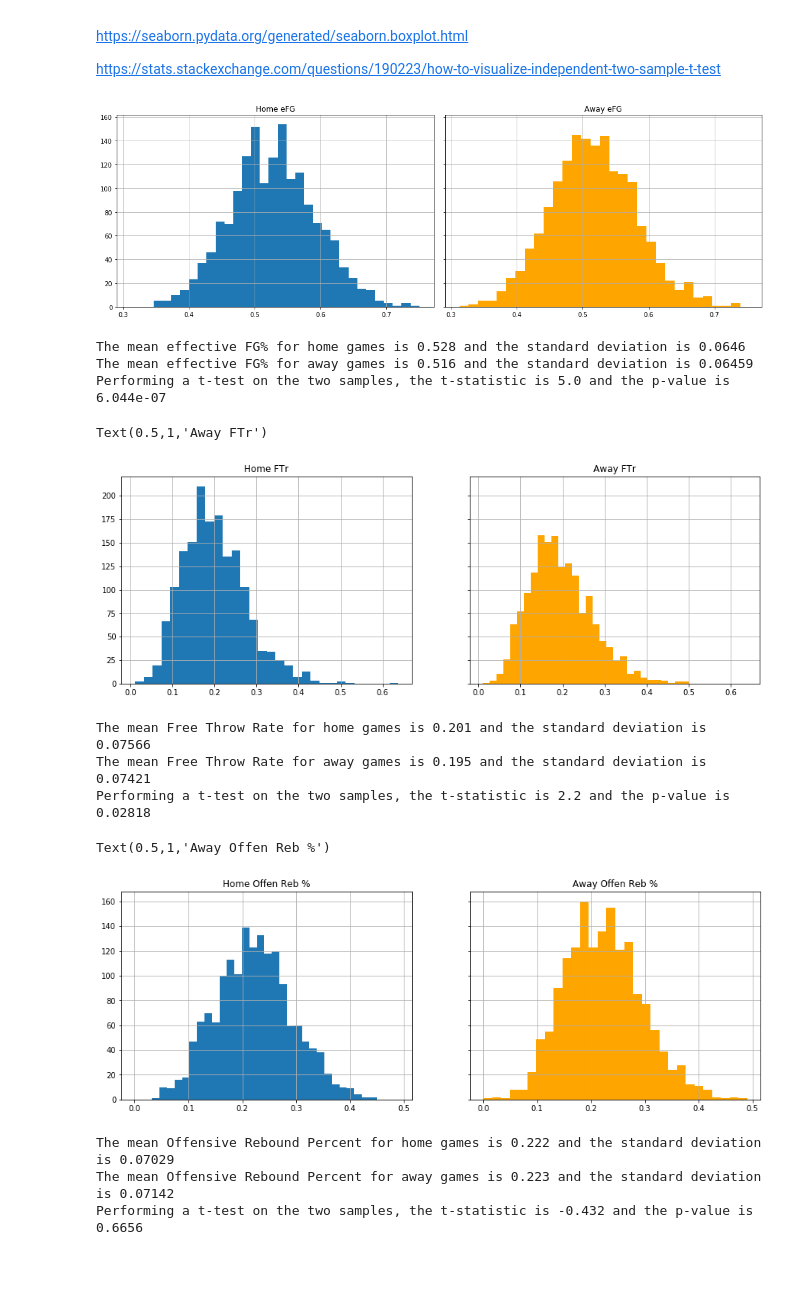
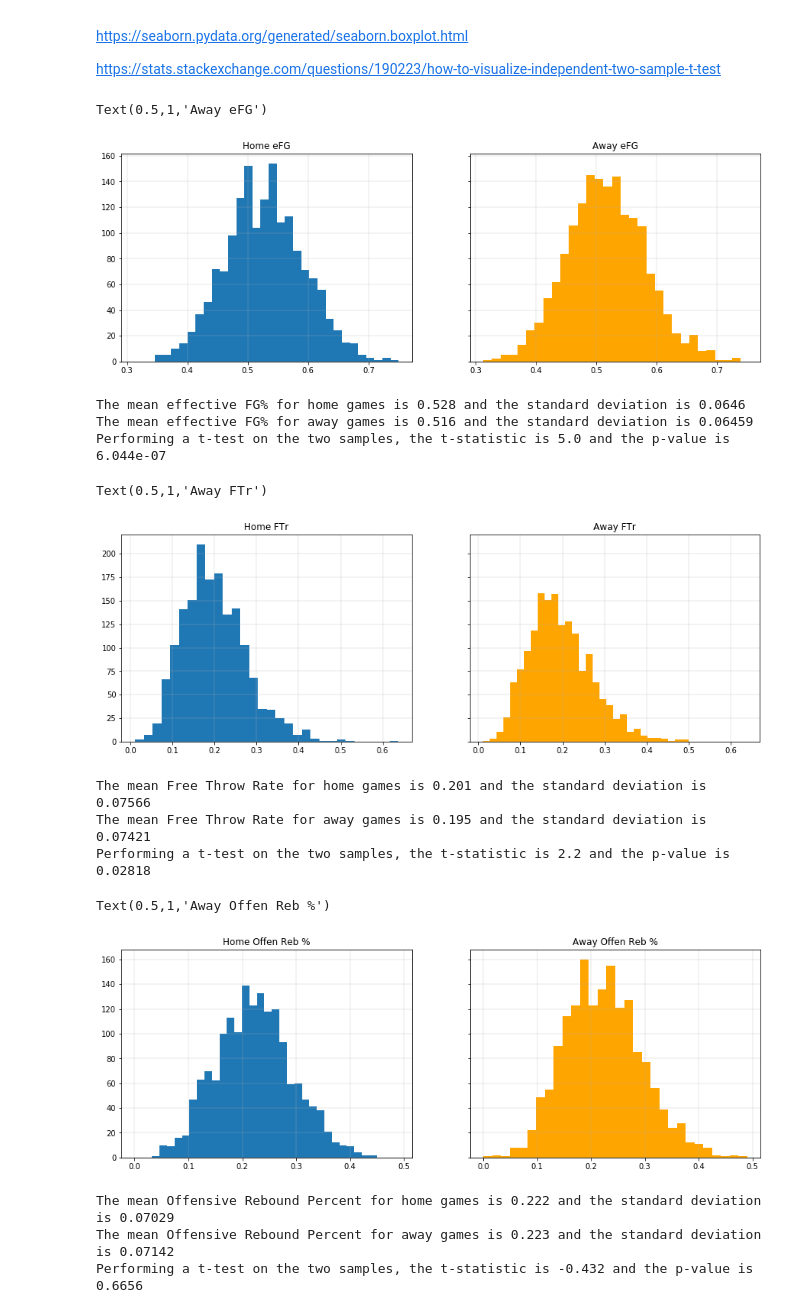
Before and after one commit to fayadabbasi/NBA_Four_Factors, a Jupyter notebook: NBA_Four_Factor_Analytics.ipynb, the cells around one changed output. Saved outputs shown, nothing was run; the diff lists cells and outputs as text; code cells hidden in the pictures; blank space fills up the shorter version.

Commit message:
updating charts again

```diff
--- a/NBA_Four_Factor_Analytics.ipynb
+++ b/NBA_Four_Factor_Analytics.ipynb
@@ -114,15 +114,15 @@ https://stats.stackexchange.com/questions/190223/how-to-visualize-independent-tw
 # %%
 fig, (ax1,ax2) = plt.subplots(1,2, figsize=(15,5), sharex=True, sharey=True)
 
 ax1.hist(df_home['eFG'], bins=30)
 ax1.set_title('Home eFG')
-ax1.grid()
+ax1.grid(which='major', linestyle='-', linewidth='0.3')
 ax2.hist(df_away['eFG'], bins=30, color='orange')
-ax2.grid()
+ax2.grid(linewidth='0.3')
 ax2.set_title('Away eFG')
-plt.tight_layout()
 # %% [output]
+Text(0.5,1,'Away eFG')
-[figure, old version]
+[figure, new version]
 # %%
 efg_stat, efg_pval = stats.ttest_ind(df_home['eFG'], df_away['eFG'])
 # %%
@@ -138,13 +138,13 @@ fig, (ax1,ax2) = plt.subplots(1,2, figsize=(15,5), sharex=True, sharey=True)
 
 ax1.hist(df_home['FTr'], bins=30)
 ax1.set_title('Home FTr')
-ax1.grid()
+ax1.grid(linewidth='0.3')
 ax2.hist(df_away['FTr'], bins=30, color='orange')
-ax2.grid()
+ax2.grid(linewidth='0.3')
 ax2.set_title('Away FTr')
 # %% [output]
 Text(0.5,1,'Away FTr')
-[figure, old version]
+[figure, new version]
 # %%
 ftr_stat, ftr_pval = stats.ttest_ind(df_home['FTr'], df_away['FTr'])
 # %%
@@ -160,13 +160,13 @@ fig, (ax1,ax2) = plt.subplots(1,2, figsize=(15,5), sharex=True, sharey=True)
 
 ax1.hist(df_home['ORB_per'], bins=30)
 ax1.set_title('Home Offen Reb %')
-ax1.grid()
+ax1.grid(linewidth='0.3')
 ax2.hist(df_away['ORB_per'], bins=30, color='orange')
-ax2.grid()
+ax2.grid(linewidth='0.3')
 ax2.set_title('Away Offen Reb %')
 # %% [output]
 Text(0.5,1,'Away Offen Reb %')
-[figure, old version]
+[figure, new version]
 # %%
 orb_stat, orb_pval = stats.ttest_ind(df_home['ORB_per'], df_away['ORB_per'])
 # %%
```
Also changed, not shown: parts of 2 cells of this notebook, 1 other file.
